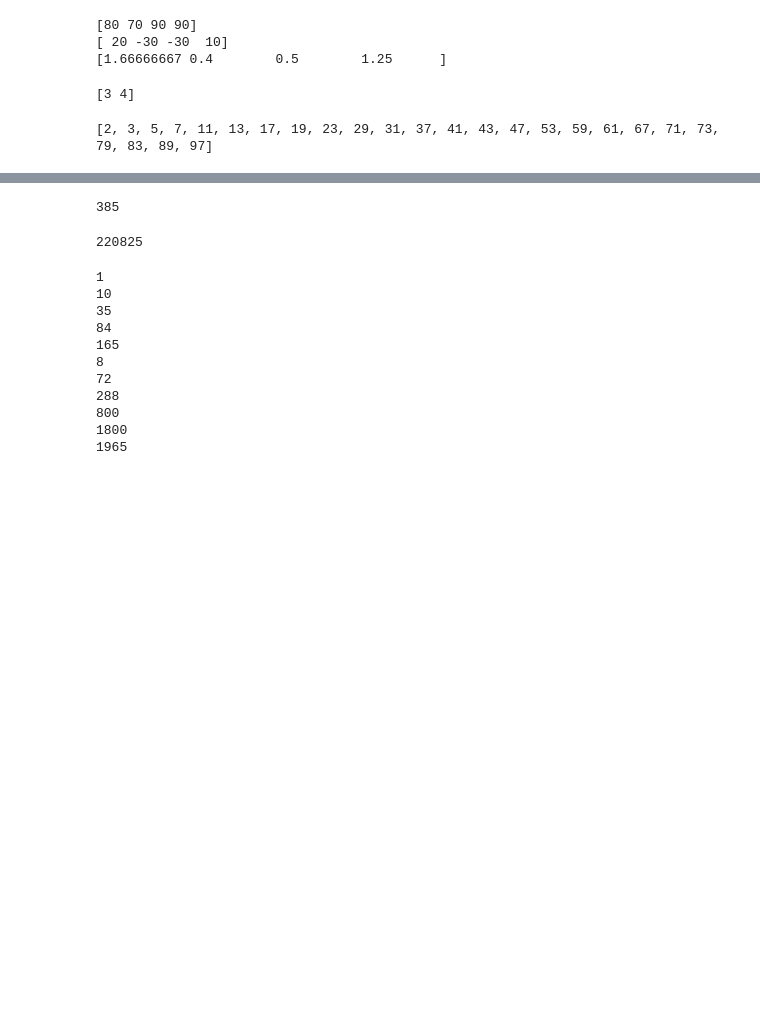
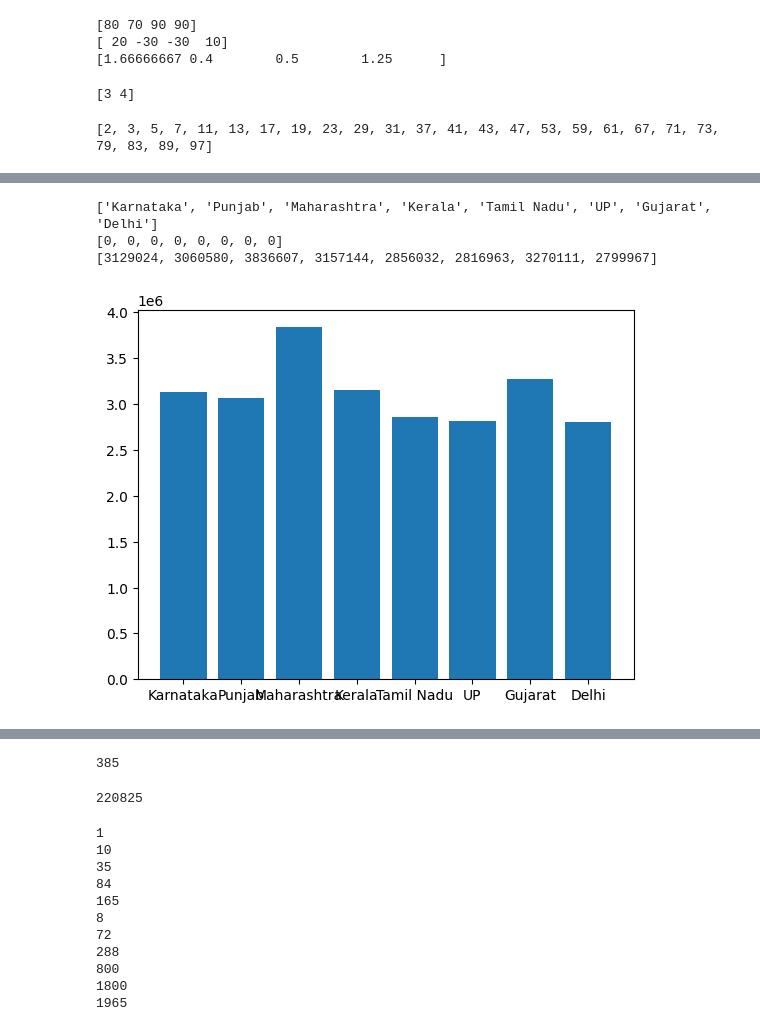
Before and after one commit to priyankarana5650-commits/PriyankaRana, a Jupyter notebook: PriyaRana11.ipynb, the cells around one changed output, grey strips where cells are left out. Drawn from its saved outputs; the diff is of its cells as text; code cells hidden in the pictures; blank space fills up the shorter version.

```diff
--- a/PriyaRana11.ipynb
+++ b/PriyaRana11.ipynb
@@ -244,0 +258,21 @@ print(prime_numbers)
+# %%
+import csv
+consumer_name=[]
+gender=[]
+amount=[]
+state=[]
+product=[]
+with open("sales_data.csv","r")as file:
+  reader=csv.reader(file)
+  header = next(reader)
+  for row in reader:
+    consumer_name.append(row[1])
+    state.append(row[3])
+    amount.append(int(row[5]))
+    gender.append(row[2])
+    product.append(row[4])
+print(consumer_name)
+print(state)
+print(amount)
+print(gender)
+print(product)
@@ -244,0 +285,25 @@ print(prime_numbers)
+# %%
+
+unique_state=[]
+gender_wise_sales=[]
+unique_gender=[]
+state_wise_sales=[]
+
+for i in state:
+  if i not in unique_state:
+    unique_state.append(i)
+    state_wise_sales.append(0)
+print(unique_state)
+print(state_wise_sales)
+for i in range(len(state)):
+  index=unique_state.index(state[i])
+  state_wise_sales[index]=state_wise_sales[index]+amount[i]
+print(state_wise_sales)
+import matplotlib.pyplot as plt
+plt.bar(unique_state, state_wise_sales)
+plt.show()
+# %% [output]
+['Karnataka', 'Punjab', 'Maharashtra', 'Kerala', 'Tamil Nadu', 'UP', 'Gujarat', 'Delhi']
+[0, 0, 0, 0, 0, 0, 0, 0]
+[3129024, 3060580, 3836607, 3157144, 2856032, 2816963, 3270111, 2799967]
+[figure, added]
```
Also changed, not shown: parts of 7 cells of this notebook.
